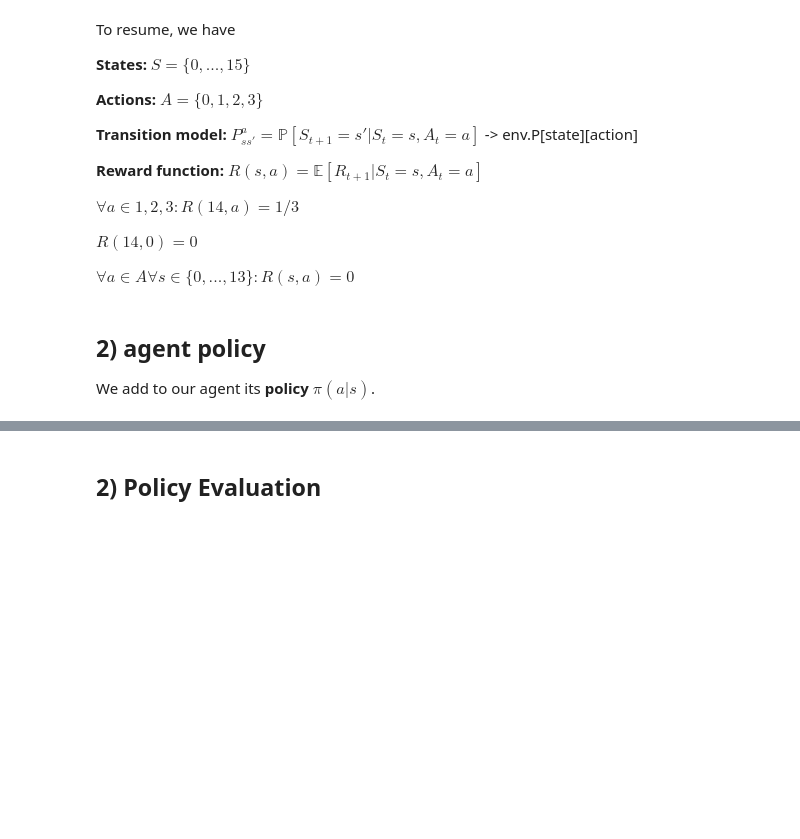
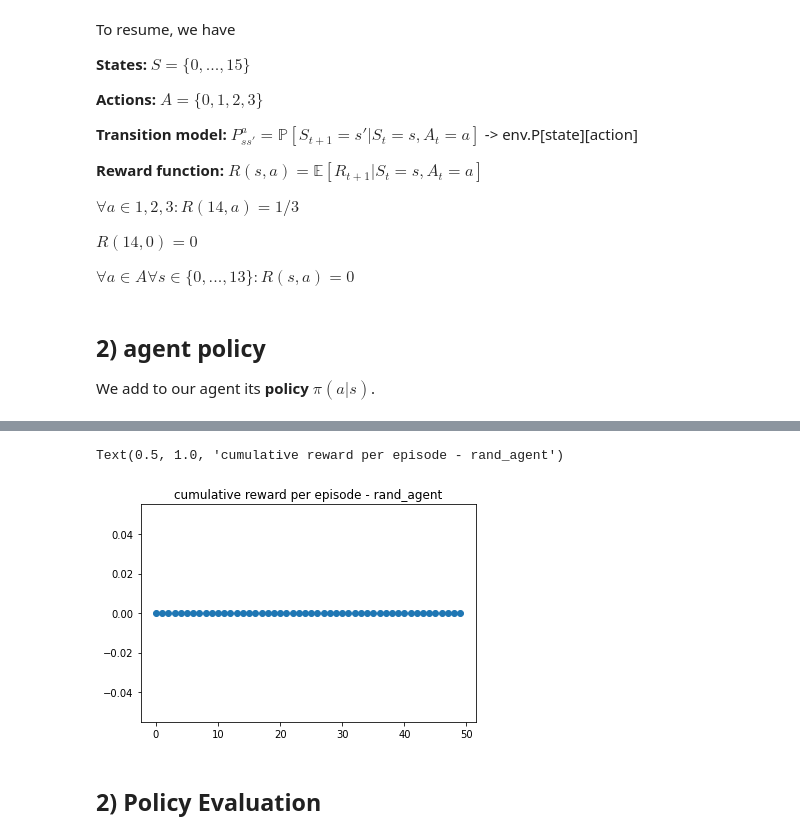
Before and after one commit to racousin/rl_introduction, a Jupyter notebook: notebooks/2_Dynamic_Programming.ipynb, the cells around one changed output, grey strips where cells are left out. Saved outputs shown, nothing was run; the diff lists cells and outputs as text; code cells hidden in the pictures; blank space fills up the shorter version.

```diff
--- a/notebooks/2_Dynamic_Programming.ipynb
+++ b/notebooks/2_Dynamic_Programming.ipynb
@@ -103,6 +116,15 @@ class MyRandomAgent(Agent):
     def act(self, state):
         action = np.random.choice(np.arange(self.env.action_space.n),p=self.policy[state])
         return action
+# %%
+#Done: write an uniformly random policy
+class MyRandomAgent(Agent):
+    def __init__(self, env):
+        super().__init__(env)
+        self.policy = np.ones([self.env.observation_space.n, self.env.action_space.n]) / self.env.action_space.n
+    def act(self, state):
+        action = np.random.choice(np.arange(self.env.action_space.n),p=self.policy[state])
+        return action
 # %%
 agent = MyRandomAgent(env)
 agent.policy
@@ -121,6 +160,15 @@ def run_experiment_episode(env, agent, nb_episode):
     return rewards
 # %%
 #TODO: eval Random Policy with run_experiment_episode
+# %%
+#Done: eval Random Policy with run_experiment_episode
+mdp_agent = MyRandomAgent(env)
+rewards = run_experiment_episode(env, mdp_agent, 50)
+plt.plot(rewards, 'o')
+plt.title('cumulative reward per episode - rand_agent')
+# %% [output]
+Text(0.5, 1.0, 'cumulative reward per episode - rand_agent')
+[figure, added]
 # %% [markdown]
 ## 2) Policy Evaluation
 # %% [markdown]
```
Also changed, not shown: parts of 24 cells of this notebook, 1 other file.
